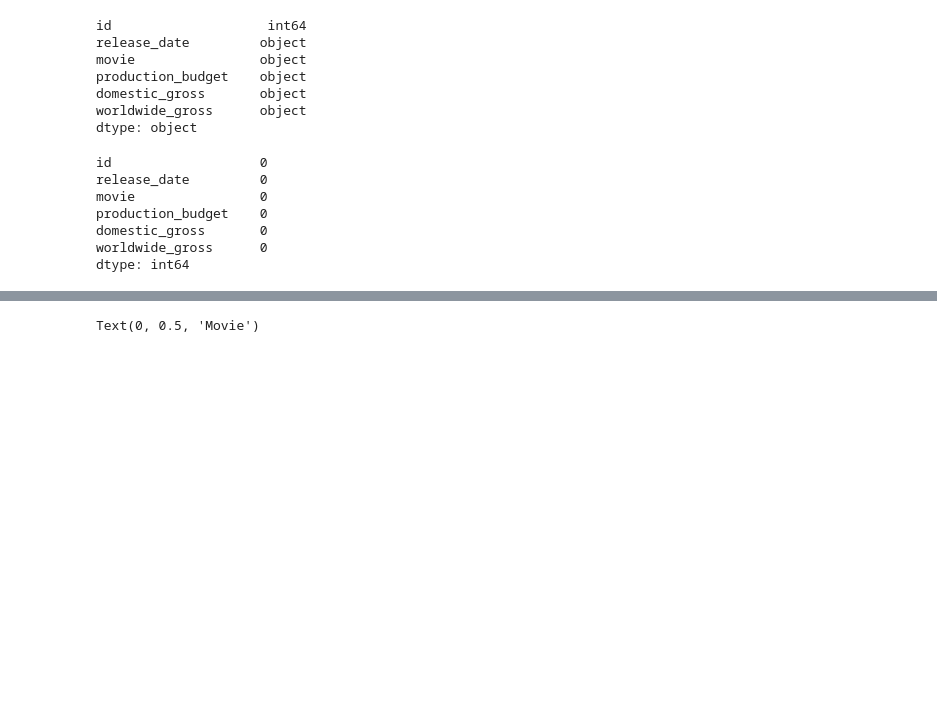
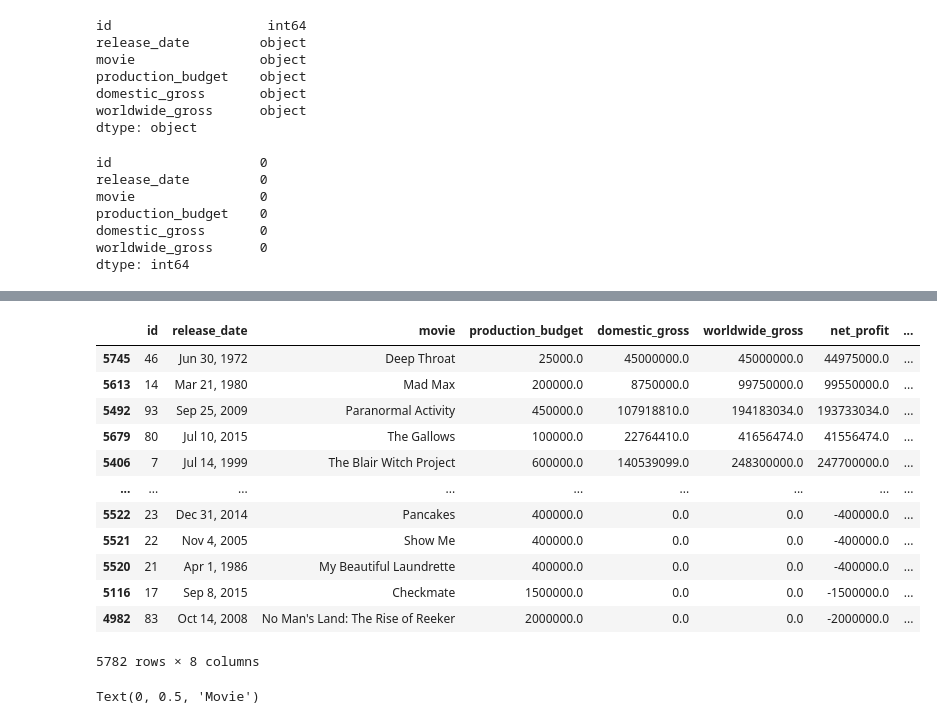
Before and after one commit to clivekinyanjui/DS-Phase_2-Group_3-Project, a Jupyter notebook: Notebook/index.ipynb, the cells around one changed output, grey strips where cells are left out. Saved outputs shown, nothing was run; the diff lists cells and outputs as text; code cells hidden in the pictures; blank space fills up the shorter version.

```diff
--- a/Notebook/index.ipynb
+++ b/Notebook/index.ipynb
@@ -108,3 +108,20 @@ budget_numbers_df_copy.sort_values('net_profit', ascending=False)
+# %%
+# movies that had the highest ROI
+budget_numbers_df_copy.sort_values('ROI', ascending=False)
+# %% [output]
+|  | id | release_date | movie | production_budget | domestic_gross | worldwide_gross | net_profit | ... |
+| 5745 | 46 | Jun 30, 1972 | Deep Throat | 25000.0 | 45000000.0 | 45000000.0 | 44975000.0 | ... |
+| 5613 | 14 | Mar 21, 1980 | Mad Max | 200000.0 | 8750000.0 | 99750000.0 | 99550000.0 | ... |
+| 5492 | 93 | Sep 25, 2009 | Paranormal Activity | 450000.0 | 107918810.0 | 194183034.0 | 193733034.0 | ... |
+| 5679 | 80 | Jul 10, 2015 | The Gallows | 100000.0 | 22764410.0 | 41656474.0 | 41556474.0 | ... |
+| 5406 | 7 | Jul 14, 1999 | The Blair Witch Project | 600000.0 | 140539099.0 | 248300000.0 | 247700000.0 | ... |
+| ... | ... | ... | ... | ... | ... | ... | ... | ... |
+| 5522 | 23 | Dec 31, 2014 | Pancakes | 400000.0 | 0.0 | 0.0 | -400000.0 | ... |
+| 5521 | 22 | Nov 4, 2005 | Show Me | 400000.0 | 0.0 | 0.0 | -400000.0 | ... |
+| 5520 | 21 | Apr 1, 1986 | My Beautiful Laundrette | 400000.0 | 0.0 | 0.0 | -400000.0 | ... |
+| 5116 | 17 | Sep 8, 2015 | Checkmate | 1500000.0 | 0.0 | 0.0 | -1500000.0 | ... |
+| 4982 | 83 | Oct 14, 2008 | No Man's Land: The Rise of Reeker | 2000000.0 | 0.0 | 0.0 | -2000000.0 | ... |
+5782 rows × 8 columns
 # %%
 top10_movies = budget_numbers_df_copy.sort_values('net_profit', ascending=False).head(10)
 
```
Also changed, not shown: parts of 27 cells of this notebook.
